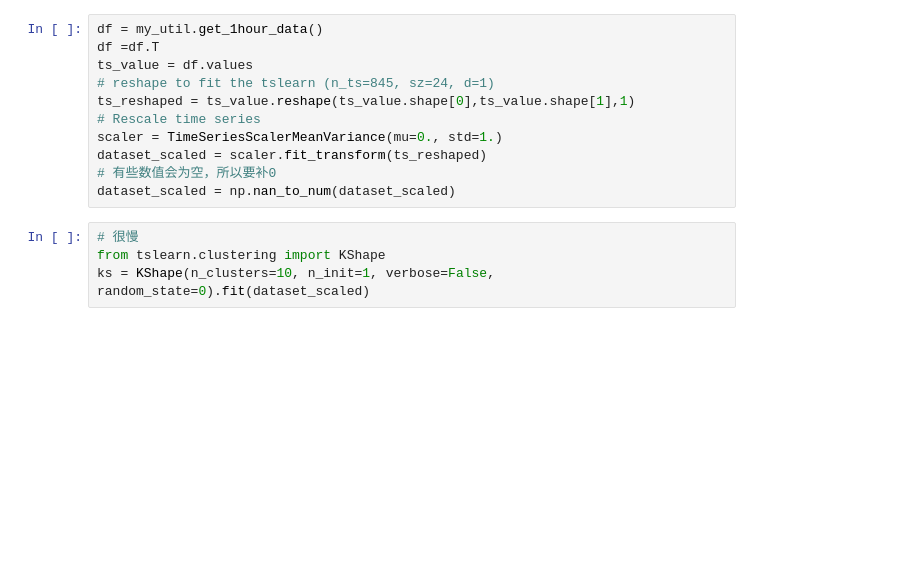
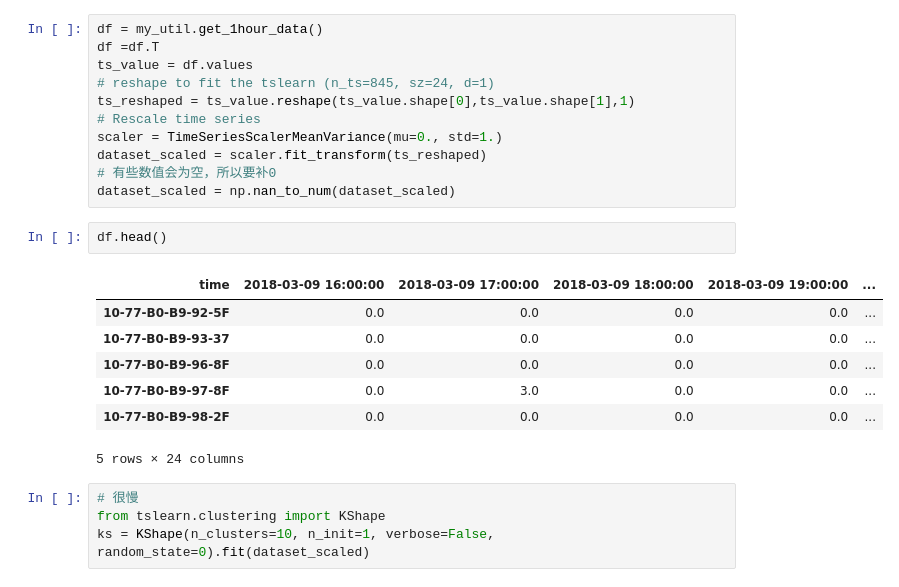
Before and after one commit to zhiyedan/kg234-essay-awifi, a Jupyter notebook: awifi/analysis/tslearn_cluster.ipynb, the cells around one changed output. Drawn from its saved outputs; the diff is of its cells as text; blank space fills up the shorter version.

```diff
--- a/awifi/analysis/tslearn_cluster.ipynb
+++ b/awifi/analysis/tslearn_cluster.ipynb
@@ -17,6 +17,16 @@ scaler = TimeSeriesScalerMeanVariance(mu=0., std=1.)
 dataset_scaled = scaler.fit_transform(ts_reshaped)
 # 有些数值会为空，所以要补0
 dataset_scaled = np.nan_to_num(dataset_scaled)
+# %%
+df.head()
+# %% [output]
+| time | 2018-03-09 16:00:00 | 2018-03-09 17:00:00 | 2018-03-09 18:00:00 | 2018-03-09 19:00:00 | ... |
+| 10-77-B0-B9-92-5F | 0.0 | 0.0 | 0.0 | 0.0 | ... |
+| 10-77-B0-B9-93-37 | 0.0 | 0.0 | 0.0 | 0.0 | ... |
+| 10-77-B0-B9-96-8F | 0.0 | 0.0 | 0.0 | 0.0 | ... |
+| 10-77-B0-B9-97-8F | 0.0 | 3.0 | 0.0 | 0.0 | ... |
+| 10-77-B0-B9-98-2F | 0.0 | 0.0 | 0.0 | 0.0 | ... |
+5 rows × 24 columns
 # %%
 # 很慢
 from tslearn.clustering import KShape
```
Also changed, not shown: parts of 6 cells of this notebook, 7 other files.
